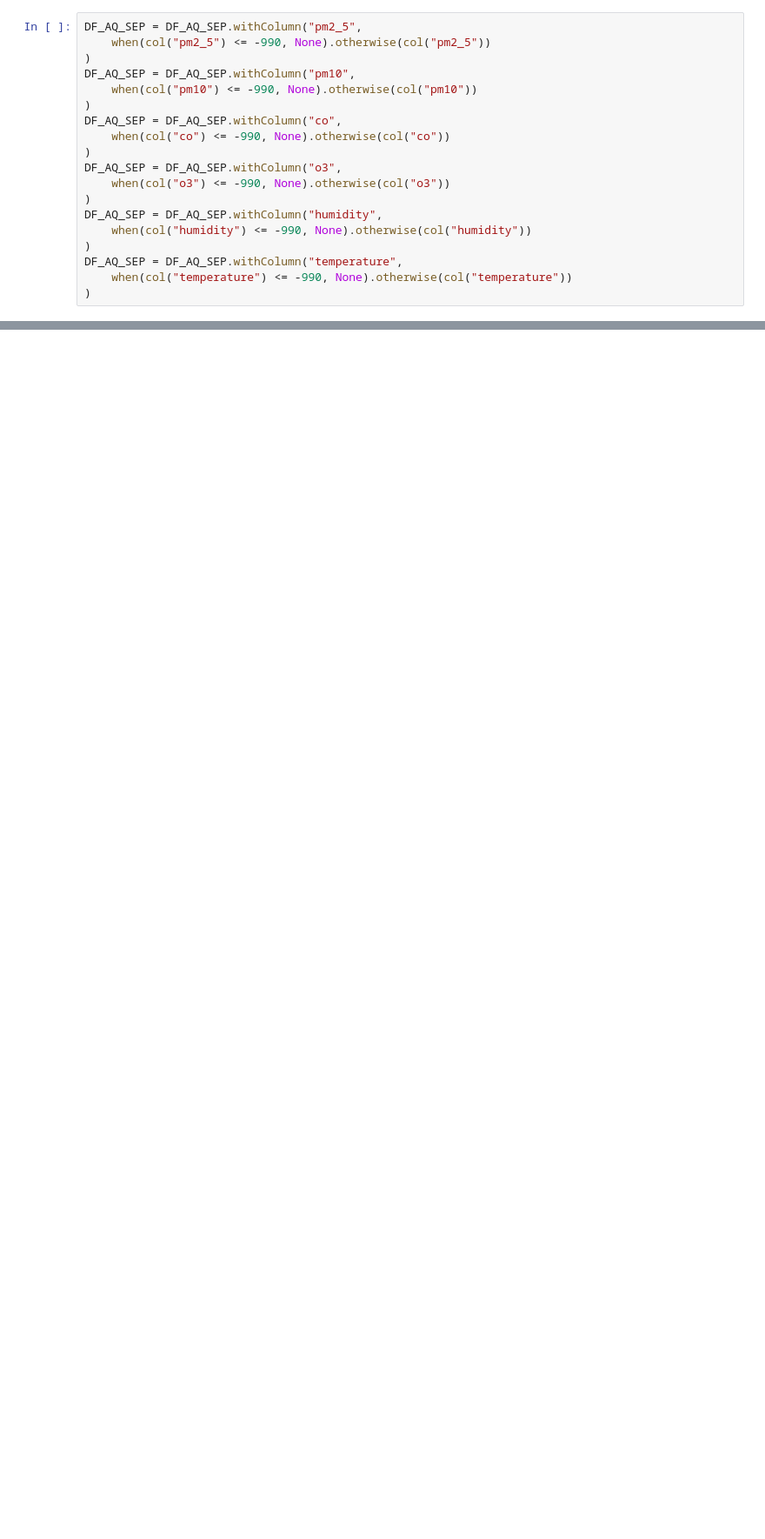
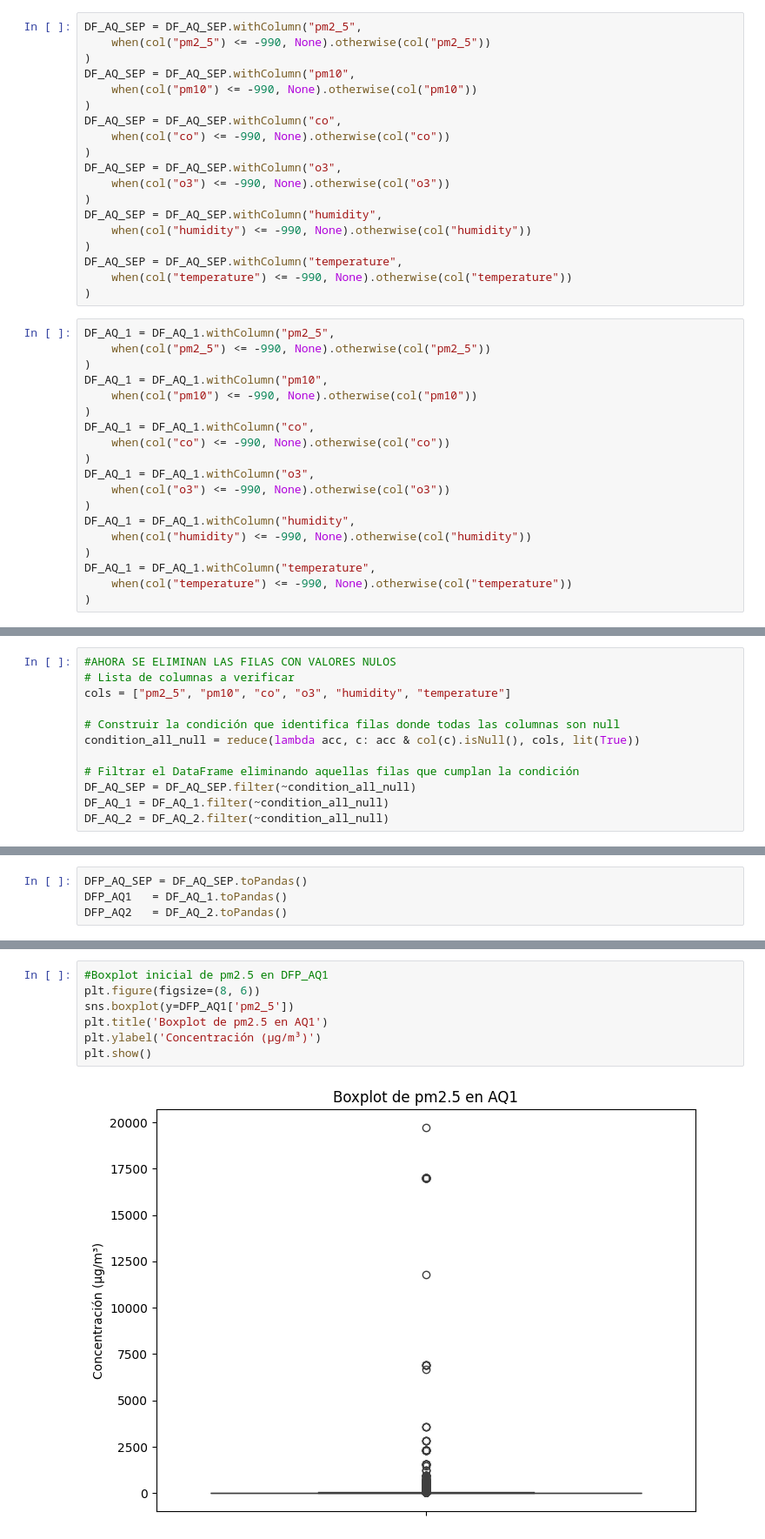
Before and after one commit to senboada/air_quality, a Jupyter notebook: 1_BRONCE_AQ.ipynb, the cells around one changed output, grey strips where cells are left out. Shown: that part at 87% size. Saved outputs shown, nothing was run; the diff lists cells and outputs as text; blank space fills up the shorter version.

```diff
--- a/1_BRONCE_AQ.ipynb
+++ b/1_BRONCE_AQ.ipynb
@@ -592,3 +596,22 @@ DF_AQ_SEP = DF_AQ_SEP.withColumn("humidity",
 DF_AQ_SEP = DF_AQ_SEP.withColumn("temperature",
     when(col("temperature") <= -990, None).otherwise(col("temperature"))
 )
+# %%
+DF_AQ_1 = DF_AQ_1.withColumn("pm2_5",
+    when(col("pm2_5") <= -990, None).otherwise(col("pm2_5"))
+)
+DF_AQ_1 = DF_AQ_1.withColumn("pm10",
+    when(col("pm10") <= -990, None).otherwise(col("pm10"))
+)
+DF_AQ_1 = DF_AQ_1.withColumn("co",
+    when(col("co") <= -990, None).otherwise(col("co"))
+)
+DF_AQ_1 = DF_AQ_1.withColumn("o3",
+    when(col("o3") <= -990, None).otherwise(col("o3"))
+)
+DF_AQ_1 = DF_AQ_1.withColumn("humidity",
+    when(col("humidity") <= -990, None).otherwise(col("humidity"))
+)
+DF_AQ_1 = DF_AQ_1.withColumn("temperature",
+    when(col("temperature") <= -990, None).otherwise(col("temperature"))
+)
@@ -594,0 +714,12 @@ DF_AQ_SEP = DF_AQ_SEP.withColumn("temperature",
+# %%
+#AHORA SE ELIMINAN LAS FILAS CON VALORES NULOS
+# Lista de columnas a verificar
+cols = ["pm2_5", "pm10", "co", "o3", "humidity", "temperature"]
+
+# Construir la condición que identifica filas donde todas las columnas son null
+condition_all_null = reduce(lambda acc, c: acc & col(c).isNull(), cols, lit(True))
+
+# Filtrar el DataFrame eliminando aquellas filas que cumplan la condición
+DF_AQ_SEP = DF_AQ_SEP.filter(~condition_all_null)
+DF_AQ_1 = DF_AQ_1.filter(~condition_all_null)
+DF_AQ_2 = DF_AQ_2.filter(~condition_all_null)
@@ -594,0 +844,4 @@ DF_AQ_SEP = DF_AQ_SEP.withColumn("temperature",
+# %%
+DFP_AQ_SEP = DF_AQ_SEP.toPandas()
+DFP_AQ1   = DF_AQ_1.toPandas()
+DFP_AQ2   = DF_AQ_2.toPandas()
@@ -594,0 +850,9 @@ DF_AQ_SEP = DF_AQ_SEP.withColumn("temperature",
+# %%
+#Boxplot inicial de pm2.5 en DFP_AQ1
+plt.figure(figsize=(8, 6))
+sns.boxplot(y=DFP_AQ1['pm2_5'])
+plt.title('Boxplot de pm2.5 en AQ1')
+plt.ylabel('Concentración (µg/m³)')
+plt.show()
+# %% [output]
+[figure, added]
```
Also changed, not shown: parts of 26 cells of this notebook, 1 other file.
